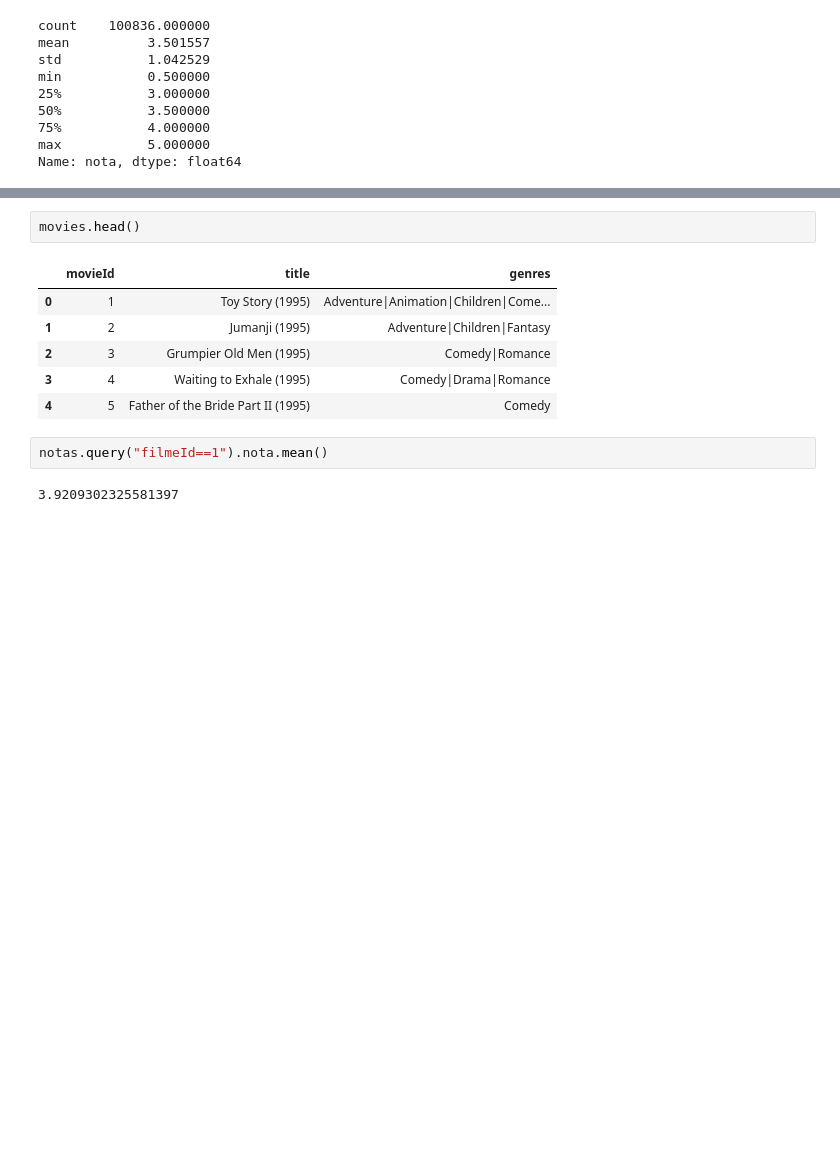
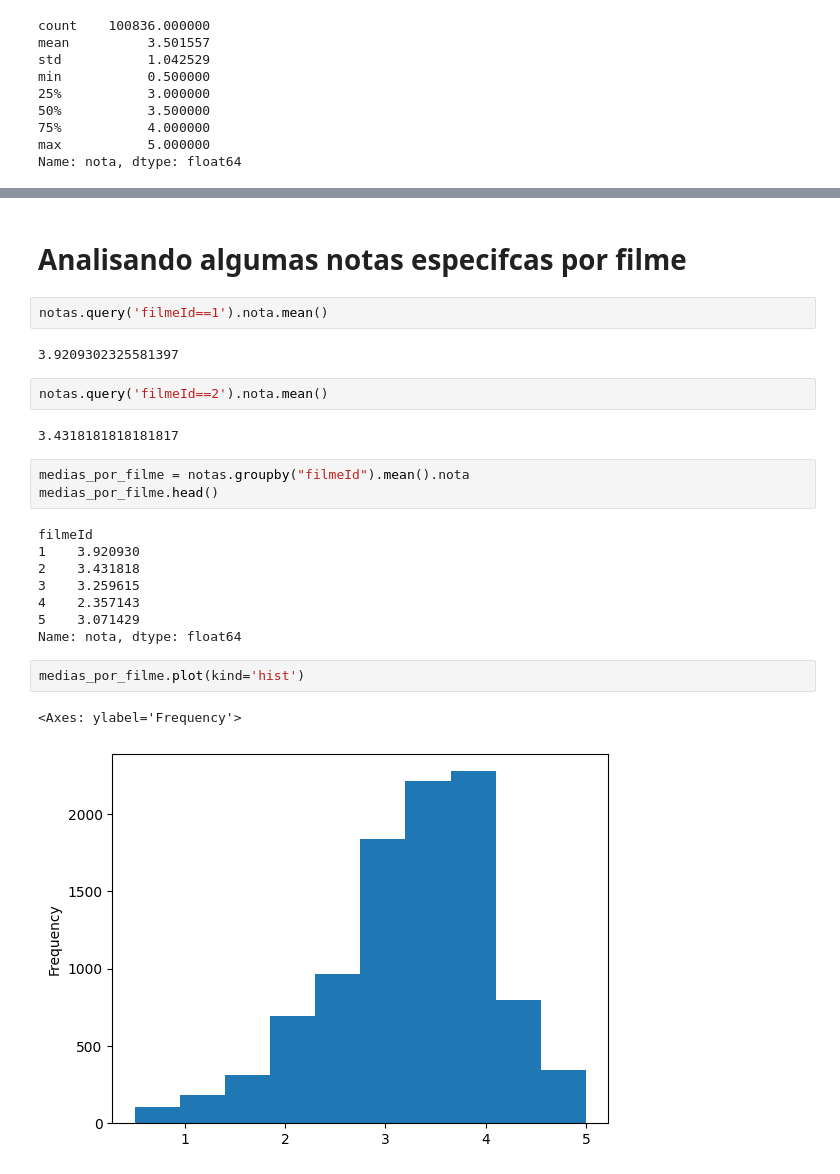
Before and after one commit to andrmateus/alura-data-science, a Jupyter notebook: Analise e Visualizacao de Dados/Introdução a Data Science.ipynb, the cells around one changed output, grey strips where cells are left out. Drawn from its saved outputs; the diff is of its cells as text; blank space fills up the shorter version.

```diff
--- a/Analise e Visualizacao de Dados/Introdução a Data Science.ipynb
+++ b/Analise e Visualizacao de Dados/Introdução a Data Science.ipynb
@@ -79,13 +92,26 @@ movies = pd.read_csv("https://raw.githubusercontent.com/alura-cursos/introducao-
-# %%
-movies.head()
-# %% [output]
-|  | movieId | title | genres |
-| 0 | 1 | Toy Story (1995) | Adventure|Animation|Children|Come... |
-| 1 | 2 | Jumanji (1995) | Adventure|Children|Fantasy |
-| 2 | 3 | Grumpier Old Men (1995) | Comedy|Romance |
-| 3 | 4 | Waiting to Exhale (1995) | Comedy|Drama|Romance |
-| 4 | 5 | Father of the Bride Part II (1995) | Comedy |
+# %% [markdown]
+# Analisando algumas notas especifcas por filme
 # %%
-notas.query("filmeId==1").nota.mean()
+notas.query('filmeId==1').nota.mean()
 # %% [output]
 3.9209302325581397
+# %%
+notas.query('filmeId==2').nota.mean()
+# %% [output]
+3.4318181818181817
+# %%
+medias_por_filme = notas.groupby("filmeId").mean().nota
+medias_por_filme.head()
+# %% [output]
+filmeId
+1    3.920930
+2    3.431818
+3    3.259615
+4    2.357143
+5    3.071429
+Name: nota, dtype: float64
+# %%
+medias_por_filme.plot(kind='hist')
+# %% [output]
+<Axes: ylabel='Frequency'>
+[figure, added]
```
Also changed, not shown: parts of 41 cells of this notebook, 1 other file.
